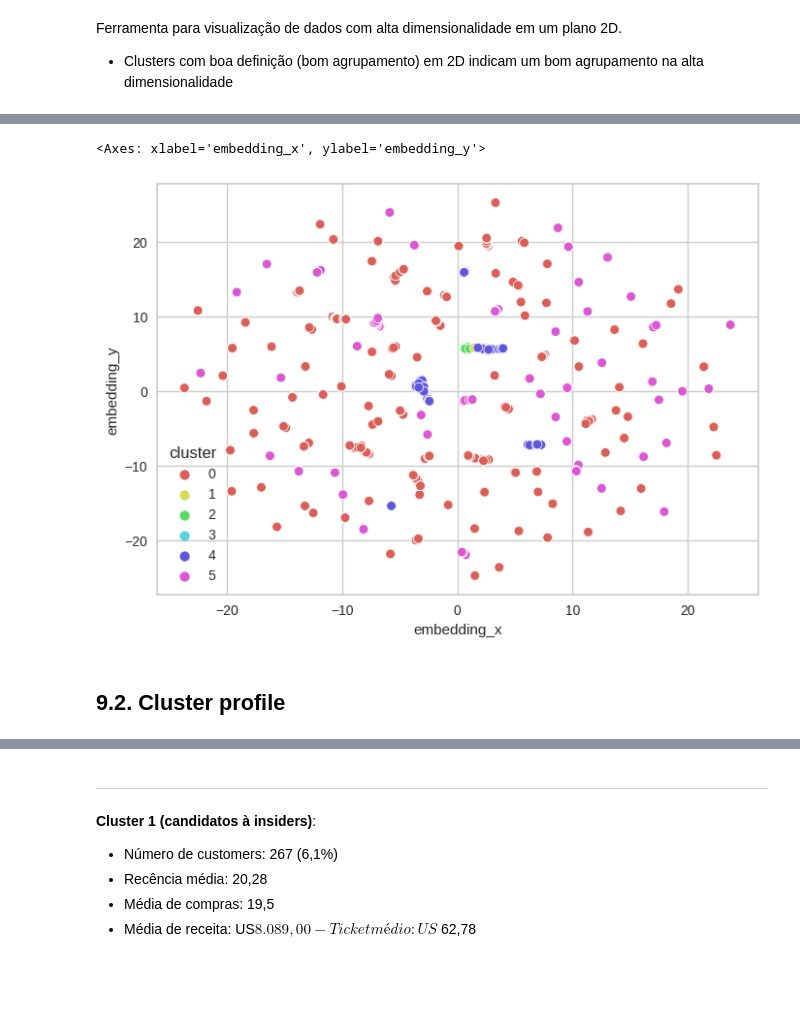
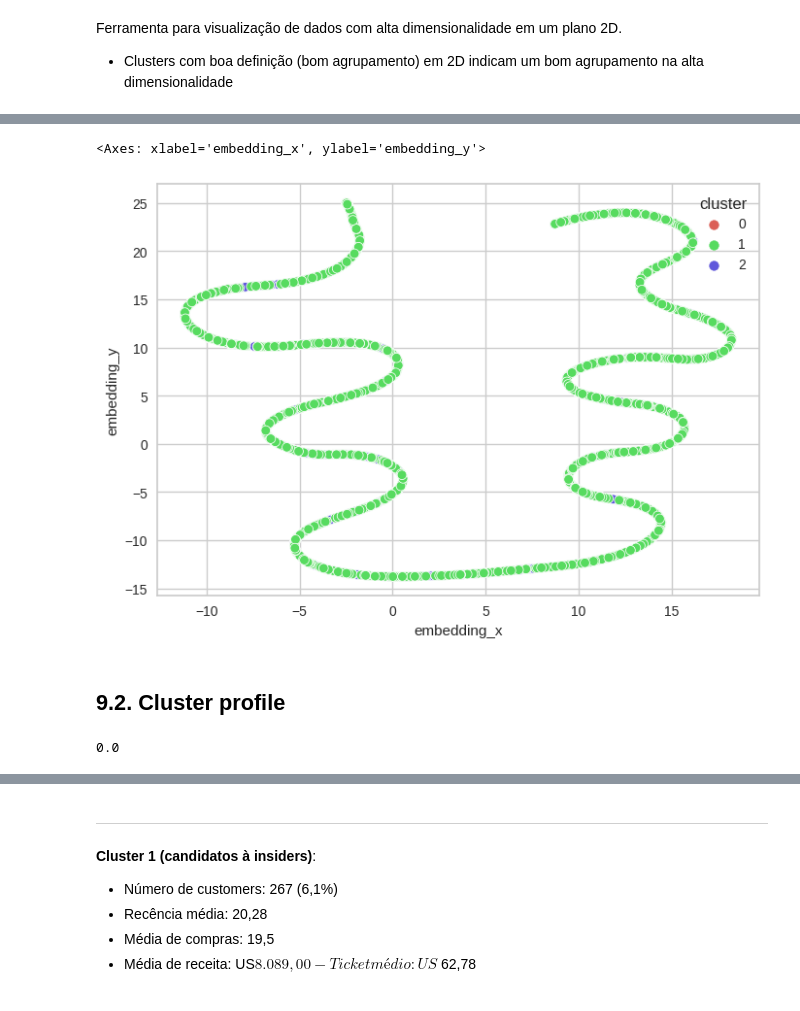
Before and after one commit to ezequielpf/insiders_clustering, a Jupyter notebook: notebooks/cicle_3_insiders_clustering.ipynb, the cells around one changed output, grey strips where cells are left out. Drawn from its saved outputs; the diff is of its cells as text; code cells hidden in the pictures.

```diff
--- a/notebooks/cicle_3_insiders_clustering.ipynb
+++ b/notebooks/cicle_3_insiders_clustering.ipynb
@@ -505,6 +570,6 @@ df5['returns'] = std_scaler.fit_transform(df5[['returns']])
 # %% [markdown]
 # 7. Hyperparameter Fine Tunning
 # %%
-df7 = df5.drop(columns=['customer_id', 'invoice_date'])
+df7 = df5.drop(columns=['returns'])
 df7.head()
 # %% [output]
@@ -567,7 +632,7 @@ for k in clusters:
 # %% [markdown]
 ## 8.1. K-Means
 # %%
-k = 6
+k = 3
 
 kmeans = KMeans(n_clusters=k, init='random', n_init=10, max_iter=300, random_state=42)
 kmeans.fit(df7)
@@ -629,6 +694,7 @@ df9.head()
 # %% [markdown]
 ### 9.1.1. 2d plot
 # %%
-sns.pairplot(data=df9, hue='cluster', corner=True, palette='Set1')
+df_viz = df9.drop(columns='customer_id')
+sns.pairplot(data=df_viz, hue='cluster', corner=True, palette='Set1')
 # %% [output]
 <seaborn.axisgrid.PairGrid at 0x...>
@@ -650,6 +716,6 @@ df9.head()
 # %%
-reducer = umap.UMAP(n_neighbors=40, n_jobs=-1)
+reducer = umap.UMAP(n_neighbors=90, n_jobs=-1)
 embedding = reducer.fit_transform(df9)
 
-df9['embedding_x'] = embedding[:, 0]
-df9['embedding_y'] = embedding[:, 1]
+df_viz['embedding_x'] = embedding[:, 0]
+df_viz['embedding_y'] = embedding[:, 1]
@@ -666,11 +722,15 @@ not reaching the requested tolerance 1.5795230865478516e-06.
 # %%
 sns.scatterplot(x='embedding_x',
                 y='embedding_y',
                 hue='cluster',
-                palette=sns.color_palette('hls', n_colors=len(df9['cluster'].unique())),
-                data=df9)
+                palette=sns.color_palette('hls', n_colors=len(df_viz['cluster'].unique())),
+                data=df_viz)
 # %% [output]
 <Axes: xlabel='embedding_x', ylabel='embedding_y'>
-[figure, old version]
+[figure, new version]
 # %% [markdown]
 ## 9.2. Cluster profile
+# %%
+df9['gross_revenue'].sum()
+# %% [output]
+0.0
```
Also changed, not shown: parts of 42 cells of this notebook, 6 other files.
